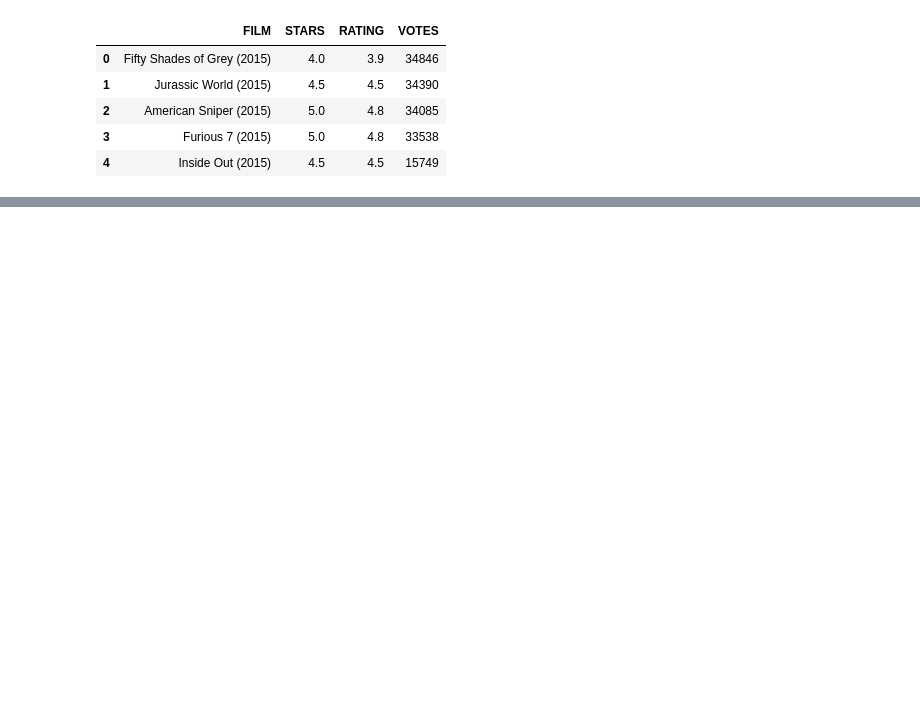
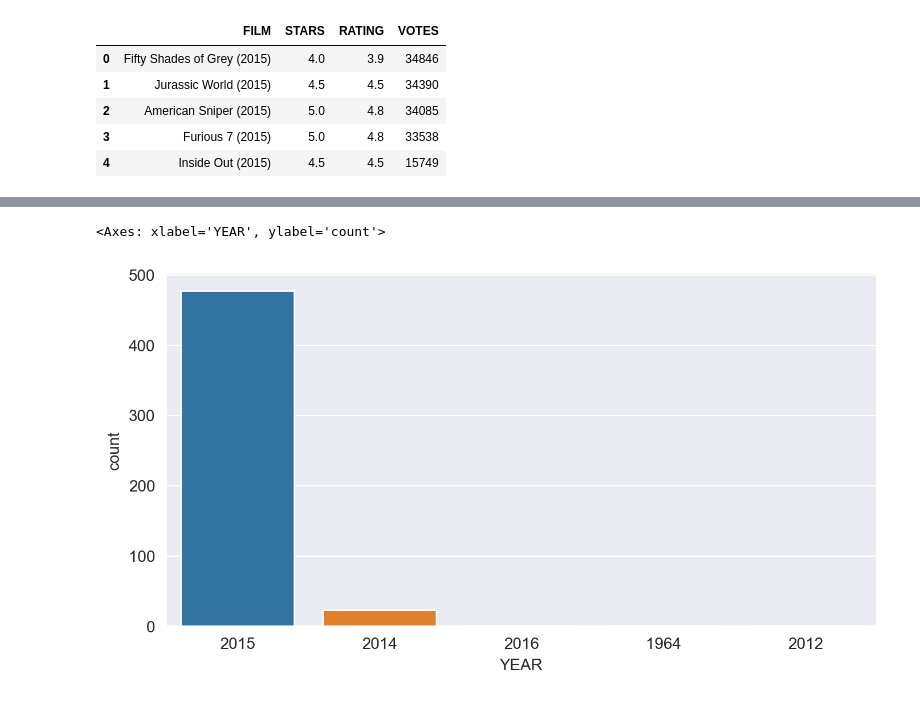
Before and after one commit to PaulNikolaev/data_visualization_project, a Jupyter notebook: data_visualization_project.ipynb, the cells around one changed output, grey strips where cells are left out. Saved outputs shown, nothing was run; the diff lists cells and outputs as text; code cells hidden in the pictures; blank space fills up the shorter version.

```diff
--- a/data_visualization_project.ipynb
+++ b/data_visualization_project.ipynb
@@ -15,0 +53,3 @@ df. head()
+# %%
+fandango['YEAR'] = fandango['FILM'].apply(lambda title: title.split('(')[-1].replace(')', ''))
+fandango.head()
@@ -15,0 +75,6 @@ df. head()
+# %%
+plt.figure(figsize=(8,4), dpi=200)
+sns.countplot(data=fandango, x='YEAR', hue='YEAR')
+# %% [output]
+<Axes: xlabel='YEAR', ylabel='count'>
+[figure, added]
```
Also changed, not shown: parts of 27 cells of this notebook.
